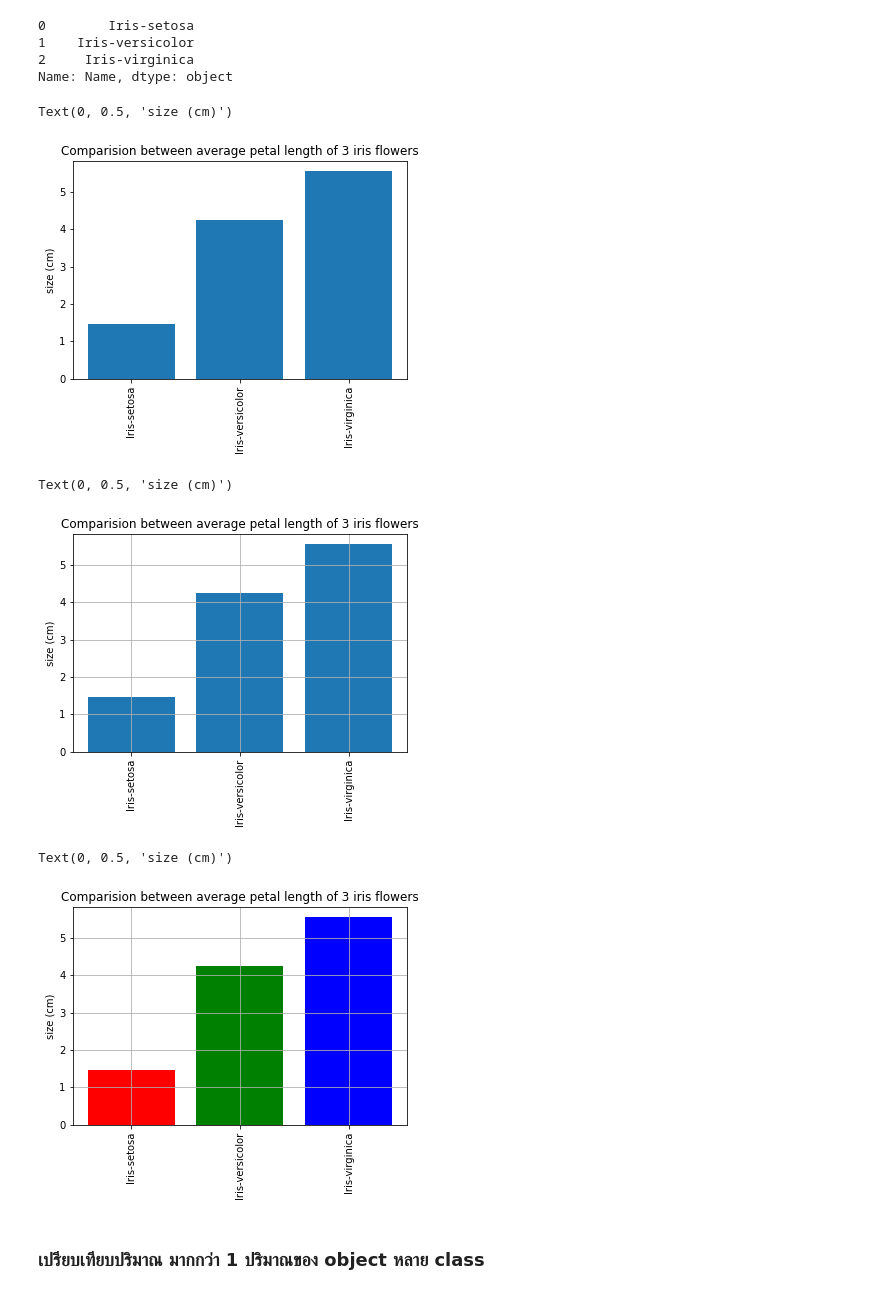
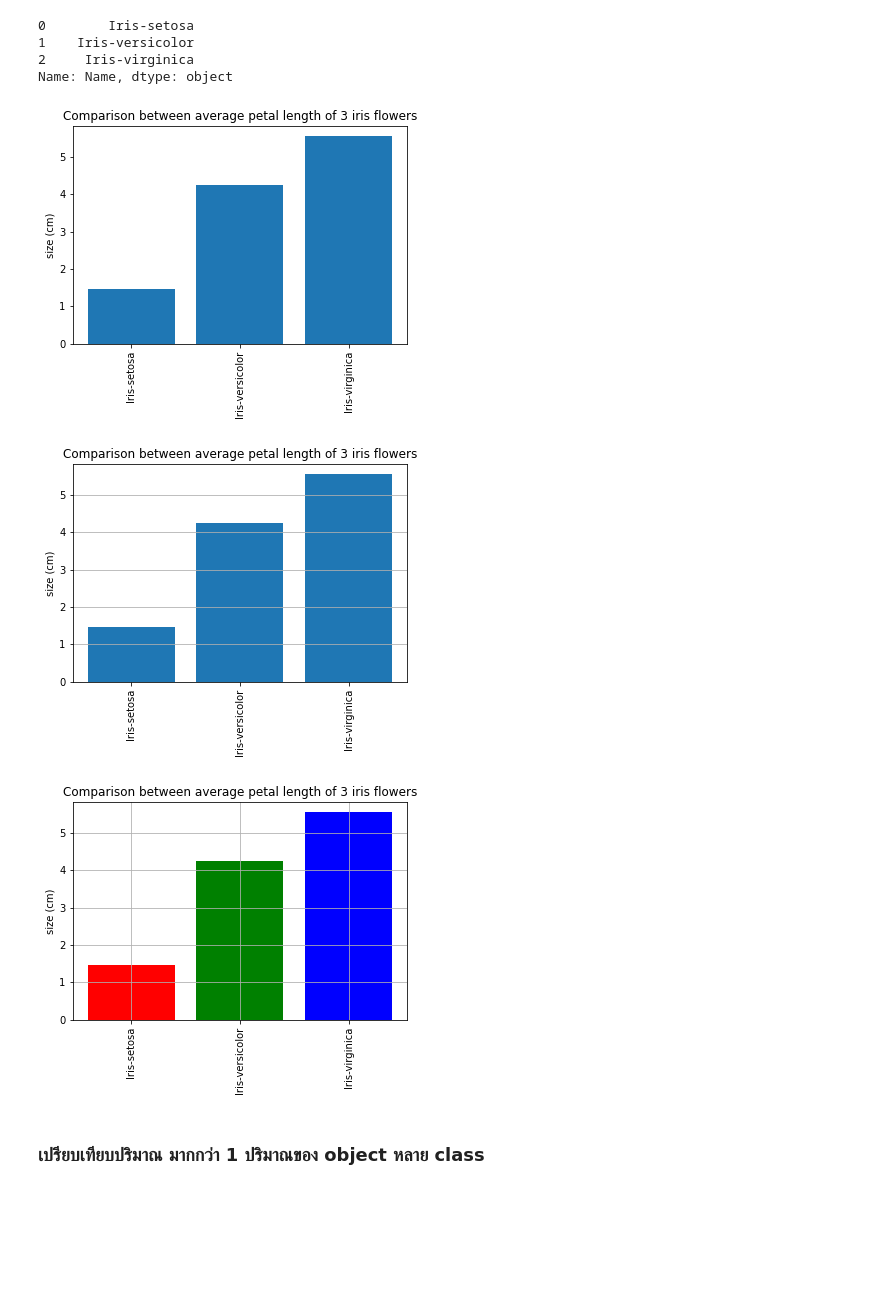
Before and after one commit to Jittiya/data_viz_2022, a Jupyter notebook: DataViz04_Data_Comparison.ipynb, the cells around one changed output. Drawn from its saved outputs; the diff is of its cells as text; code cells hidden in the pictures; blank space fills up the shorter version.

Commit message:
Bar-like visualization

```diff
--- a/DataViz04_Data_Comparison.ipynb
+++ b/DataViz04_Data_Comparison.ipynb
@@ -218,29 +222,26 @@ sample_data.reset_index()['Name']
 Name: Name, dtype: object
 # %%
 plt.bar([1,2,3],sample_data['PetalLength'])
-plt.xticks([1,2,3],sample_data.reset_index()['Name'],rotation='vertical')
-plt.title('Comparision between average petal length of 3 iris flowers')
-plt.ylabel('size (cm)')
+plt.xticks([1,2,3], sample_data.reset_index()['Name'], rotation='vertical')
+plt.title('Comparison between average petal length of 3 iris flowers')
+plt.ylabel('size (cm)');
 # %% [output]
-Text(0, 0.5, 'size (cm)')
-[figure, old version]
+[figure, new version]
 # %%
 plt.bar([1,2,3],sample_data['PetalLength'])
-plt.xticks([1,2,3],sample_data.reset_index()['Name'],rotation='vertical')
-plt.title('Comparision between average petal length of 3 iris flowers')
-plt.grid(True)
-plt.ylabel('size (cm)')
+plt.xticks([1,2,3], sample_data.reset_index()['Name'], rotation='vertical')
+plt.title('Comparison between average petal length of 3 iris flowers')
+plt.grid(True,axis='y')
+plt.ylabel('size (cm)');
 # %% [output]
-Text(0, 0.5, 'size (cm)')
-[figure, old version]
+[figure, new version]
 # %%
 plt.bar([1,2,3],sample_data['PetalLength'],color=['r','g','b'])
-plt.xticks([1,2,3],sample_data.reset_index()['Name'],rotation='vertical')
-plt.title('Comparision between average petal length of 3 iris flowers')
+plt.xticks([1,2,3], sample_data.reset_index()['Name'], rotation='vertical')
+plt.title('Comparison between average petal length of 3 iris flowers')
 plt.grid(True)
-plt.ylabel('size (cm)')
+plt.ylabel('size (cm)');
 # %% [output]
-Text(0, 0.5, 'size (cm)')
-[figure, old version]
+[figure, new version]
 # %% [markdown]
 ### เปรียบเทียบปริมาณ มากกว่า 1 ปริมาณของ object หลาย class
```
Also changed, not shown: parts of 26 cells of this notebook.
